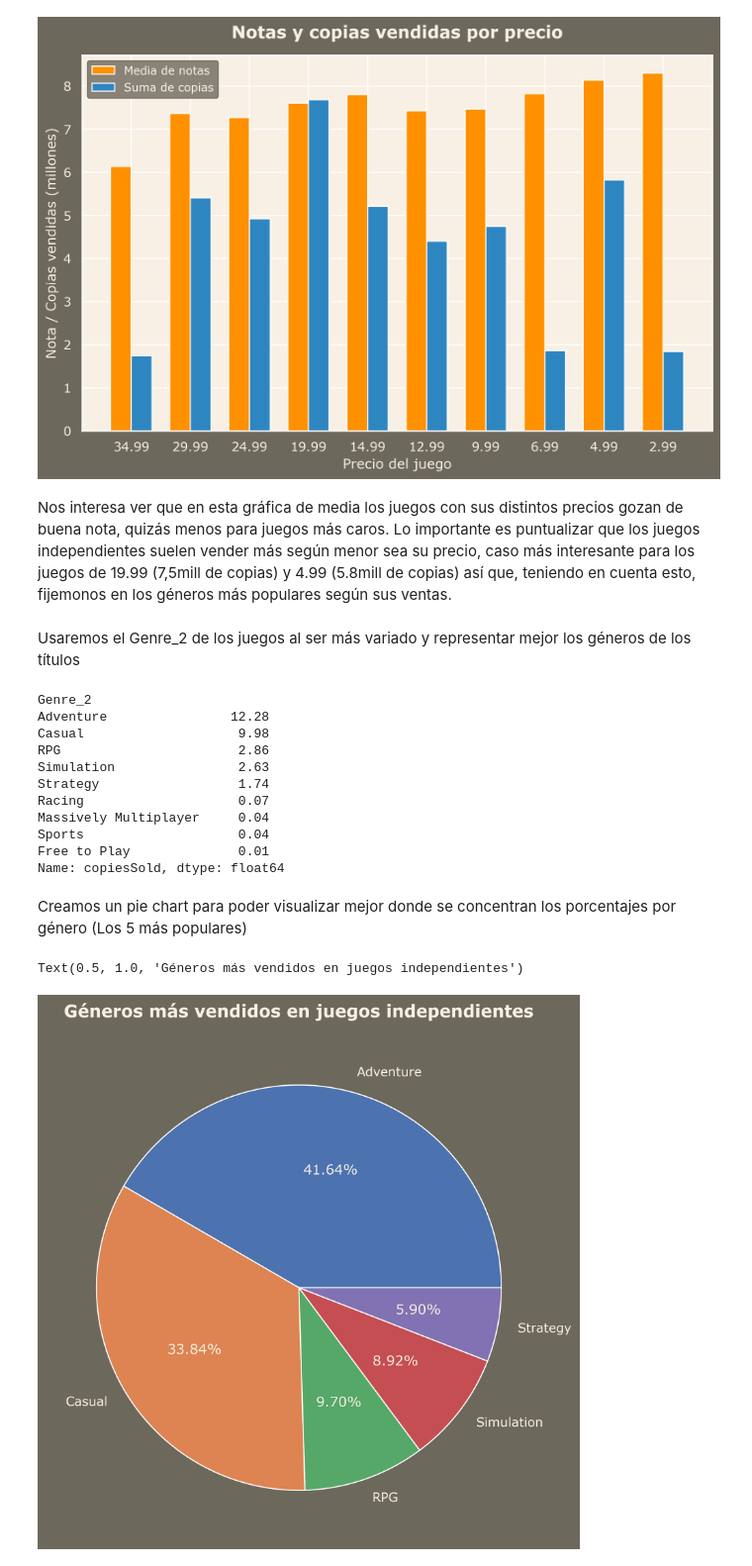
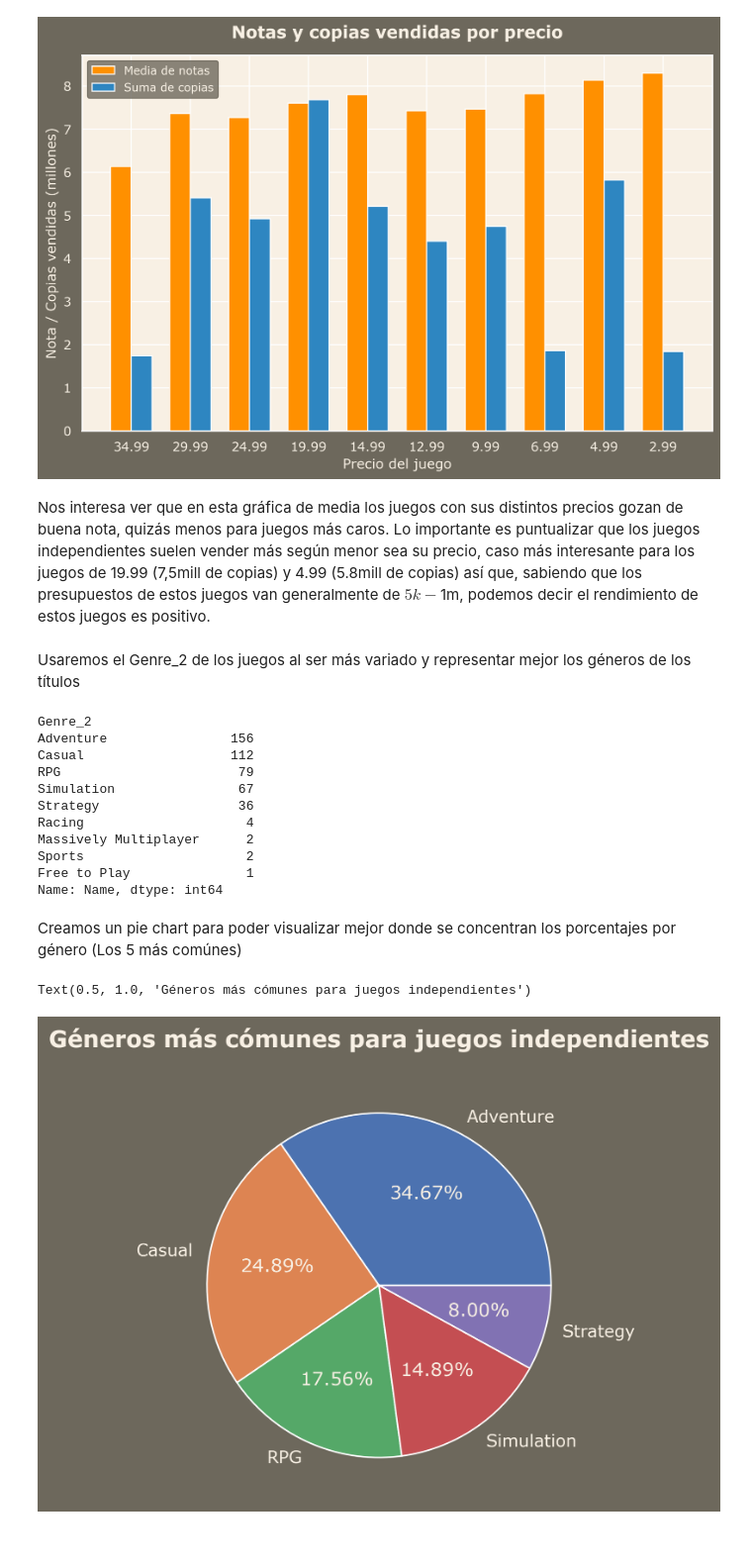
Before and after one commit to manuelfranceschi/EDA_GameInvestment, a Jupyter notebook: src/notebooks/Definicion_EDA.ipynb, the cells around one changed output. Shown at 99% size. Drawn from its saved outputs; the diff is of its cells as text; code cells hidden in the pictures; blank space fills up the shorter version.

Commit message:
Cambios en el código y nuevas gráficas

```diff
--- a/src/notebooks/Definicion_EDA.ipynb
+++ b/src/notebooks/Definicion_EDA.ipynb
@@ -53,7 +53,7 @@ sns.set_theme(font="Verdana",rc={
     'text.color': '#F8F0E4',
 })
 
-#plt.rcParams['figure.dpi'] = 300
+plt.rcParams['figure.dpi'] = 300
 plt.rcParams['savefig.dpi'] = 300
 
 pd.options.mode.chained_assignment = None  # default='warn'
@@ -242,7 +245,8 @@ Con esto obtenemos que realmente no existe una relación directa entre nota y co
 # %% [markdown]
 Aquí tomaremos en cuenta: copias vendidas, precio, nota, si el publisher en Indie y su categoria y género principal
 # %%
-indie_games = games_steam[["copiesSold", "Price", "reviewScore", "PublisherClass", "Category_1", "Genre_1","Genre_2","Publishers"]]
+#indie_games = games_steam[["copiesSold", "Price", "reviewScore", "PublisherClass", "Category_1", "Genre_1","Genre_2","Publishers", "releaseDate"]]
+indie_games = games_steam
 indie_games = indie_games[(indie_games["PublisherClass"] == "Indie") & (indie_games["Price"] > 0) & (indie_games["copiesSold"] > 0)]
 # %%
 indie_games.head(5)
@@ -288,35 +292,35 @@ plt.legend(loc="upper left", frameon=True, fontsize=10).get_frame().set_color("#
 # %% [output]
 [figure]
 # %% [markdown]
-Nos interesa ver que en esta gráfica de media los juegos con sus distintos precios gozan de buena nota, quizás menos para juegos más caros. Lo importante es puntualizar que los juegos independientes suelen vender más según menor sea su precio, caso más interesante para los juegos de 19.99 (7,5mill de copias) y 4.99 (5.8mill de copias) así que, teniendo en cuenta esto, fijemonos en los géneros más populares según sus ventas.
+Nos interesa ver que en esta gráfica de media los juegos con sus distintos precios gozan de buena nota, quizás menos para juegos más caros. Lo importante es puntualizar que los juegos independientes suelen vender más según menor sea su precio, caso más interesante para los juegos de 19.99 (7,5mill de copias) y 4.99 (5.8mill de copias) así que, sabiendo que los presupuestos de estos juegos van generalmente de $5k-$1m, podemos decir el rendimiento de estos juegos es positivo.
 # %% [markdown]
 Usaremos el Genre_2 de los juegos al ser más variado y representar mejor los géneros de los títulos
 # %%
 indie_genres = indie_games[~indie_games["Genre_2"].isin(["Indie","Early Access"])]
-indie_genres = indie_genres.groupby("Genre_2")["copiesSold"].sum().sort_values(ascending=False)
+indie_genres = indie_genres.groupby("Genre_2")["Name"].count().sort_values(ascending=False)
 indie_genres
 # %% [output]
 Genre_2
-Adventure                12.28
-Casual                    9.98
-RPG                       2.86
-Simulation                2.63
-Strategy                  1.74
-Racing                    0.07
-Massively Multiplayer     0.04
-Sports                    0.04
-Free to Play              0.01
-Name: copiesSold, dtype: float64
+Adventure                156
+Casual                   112
+RPG                       79
+Simulation                67
+Strategy                  36
+Racing                     4
+Massively Multiplayer      2
+Sports                     2
+Free to Play               1
+Name: Name, dtype: int64
 # %% [markdown]
-Creamos un pie chart para poder visualizar mejor donde se concentran los porcentajes por género (Los 5 más populares)
+Creamos un pie chart para poder visualizar mejor donde se concentran los porcentajes por género (Los 5 más comúnes)
 # %%
-plt.figure(figsize=(8, 8))
+plt.figure(figsize=(5,6))
 top_5_genres = indie_genres.nlargest(5)
 
 plt.pie(top_5_genres.values,
         labels=top_5_genres.index,
         autopct='%1.2f%%');
-plt.title("Géneros más vendidos en juegos independientes",fontsize= 15, weight="bold", pad=15)
+plt.title("Géneros más cómunes para juegos independientes",fontsize= 15, weight="bold", pad=15)
 # %% [output]
-Text(0.5, 1.0, 'Géneros más vendidos en juegos independientes')
+Text(0.5, 1.0, 'Géneros más cómunes para juegos independientes')
-[figure, old version]
+[figure, new version]
```
Also changed, not shown: parts of 16 cells of this notebook.
